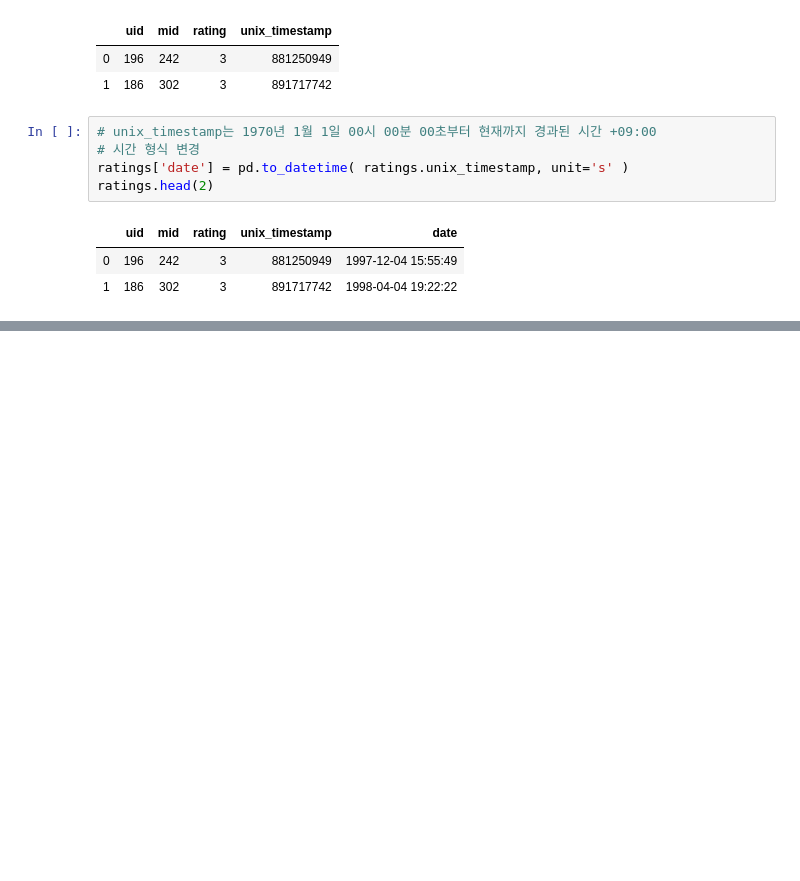
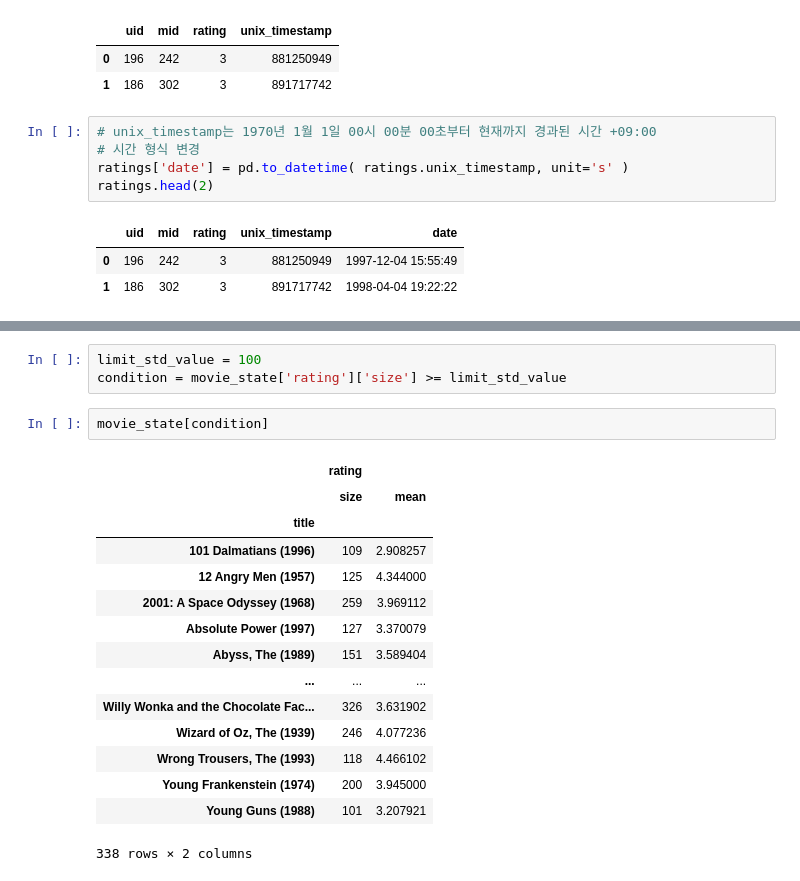
Before and after one commit to cr2w59/ML-study, a Jupyter notebook: ml/notebook/6. 지도학습의 회귀 분석 손실함수_평균제곱근오차사용하여 평가.ipynb, the cells around one changed output, grey strips where cells are left out. Drawn from its saved outputs; the diff is of its cells as text; blank space fills up the shorter version.

```diff
--- a/ml/notebook/6. 지도학습의 회귀 분석 손실함수_평균제곱근오차사용하여 평가.ipynb
+++ b/ml/notebook/6. 지도학습의 회귀 분석 손실함수_평균제곱근오차사용하여 평가.ipynb
@@ -63,0 +134,21 @@ ratings.head(2)
+# %%
+limit_std_value = 100
+condition = movie_state['rating']['size'] >= limit_std_value
+# %%
+movie_state[condition]
+# %% [output]
+|  | rating |  |
+|  | size | mean |
+| title |  |  |
+| 101 Dalmatians (1996) | 109 | 2.908257 |
+| 12 Angry Men (1957) | 125 | 4.344000 |
+| 2001: A Space Odyssey (1968) | 259 | 3.969112 |
+| Absolute Power (1997) | 127 | 3.370079 |
+| Abyss, The (1989) | 151 | 3.589404 |
+| ... | ... | ... |
+| Willy Wonka and the Chocolate Fac... | 326 | 3.631902 |
+| Wizard of Oz, The (1939) | 246 | 4.077236 |
+| Wrong Trousers, The (1993) | 118 | 4.466102 |
+| Young Frankenstein (1974) | 200 | 3.945000 |
+| Young Guns (1988) | 101 | 3.207921 |
+338 rows × 2 columns
```
Also changed, not shown: parts of 46 cells of this notebook, 1 other file.
